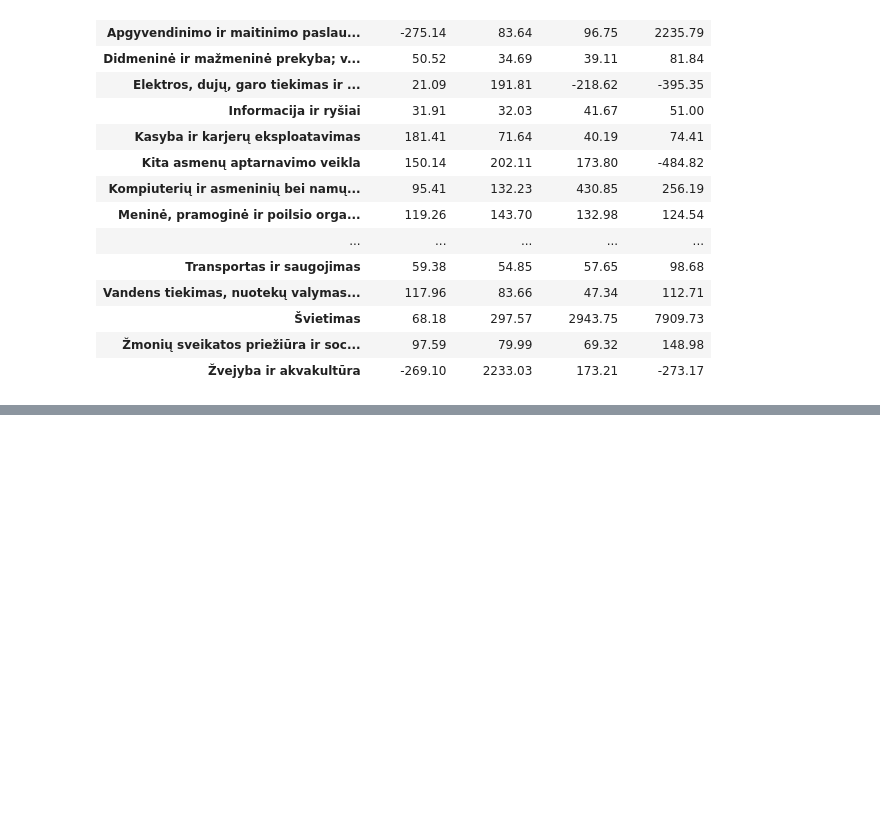
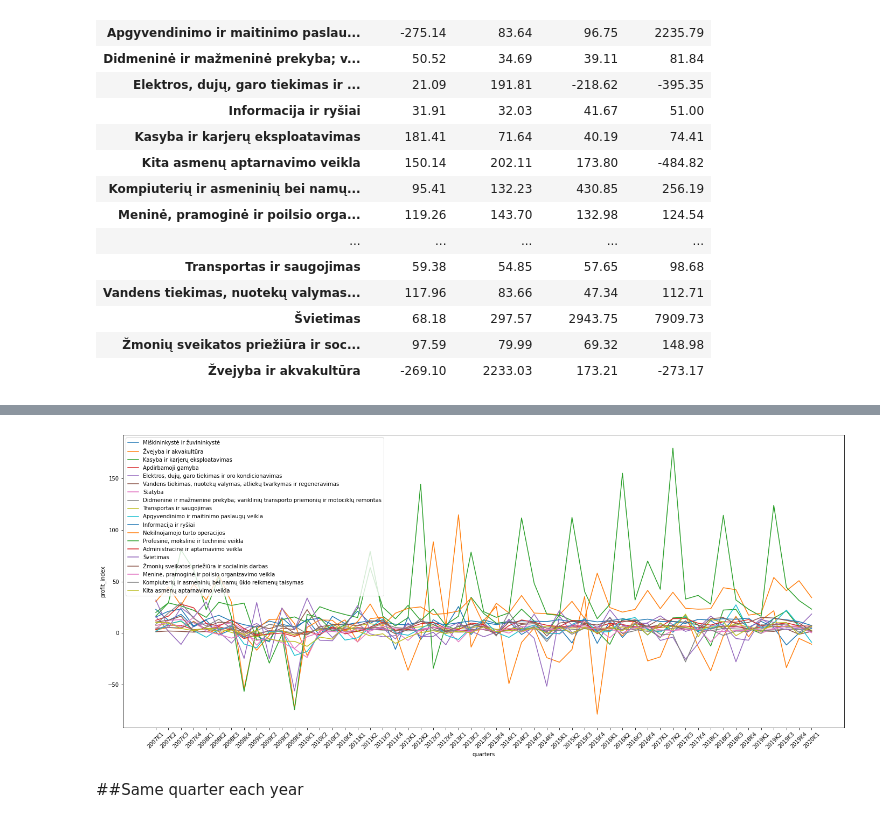
Before and after one commit to Venckus/funny-chatbot, a Jupyter notebook: lt_economy_sectors.ipynb, the cells around one changed output, grey strips where cells are left out. Saved outputs shown, nothing was run; the diff lists cells and outputs as text; code cells hidden in the pictures; blank space fills up the shorter version.

```diff
--- a/lt_economy_sectors.ipynb
+++ b/lt_economy_sectors.ipynb
@@ -827,5 +820,4 @@ fig.show()
 # %%
-# del(profit['change_percent'], sales_income['change_percent'])
-# profit.set_index(['quarters'])#, 'sectors'
-sales_income.set_index(['quarters'])#, 'sectors'
+profit_index = profit.set_index(['quarters', 'sectors'])
+sales_income = sales_income.set_index(['quarters', 'sectors'])
 # %% [output]
@@ -878,0 +835,3 @@ Name: money, dtype: float64
+# %%
+profit_index = profit_index.join(sales_income['money'], on=['quarters', 'sectors'], how='left', lsuffix='_profit', rsuffix='_sales')
+profit_index.head()
@@ -878,0 +846,4 @@ Name: money, dtype: float64
+# %%
+profit_index['profit_index'] = ((profit_index['money_profit'] / profit_index['money_sales']) * 100).round(2)
+profit_index = profit_index.reset_index()
+profit_index.head()
@@ -878,0 +857,4 @@ Name: money, dtype: float64
+# %%
+#profit_index = profit_index.drop(columns=['money_profit', 'money_sales'])
+profit_index = profit_index.drop(columns= 'money_sales')
+profit_index.head()
@@ -878,0 +868,10 @@ Name: money, dtype: float64
+# %%
+plt.subplots(figsize=(24, 10))
+plt.xticks(rotation=45)
+for sector in sectors:
+  sns.lineplot(x=profit_index['quarters'].loc[profit_index['sectors'] == sector],
+               y=profit_index['profit_index'].loc[profit_index['sectors'] == sector], label=sector)
+# %% [output]
+[figure, added]
+# %% [markdown]
+##Same quarter each year
```
Also changed, not shown: parts of 34 cells of this notebook.
